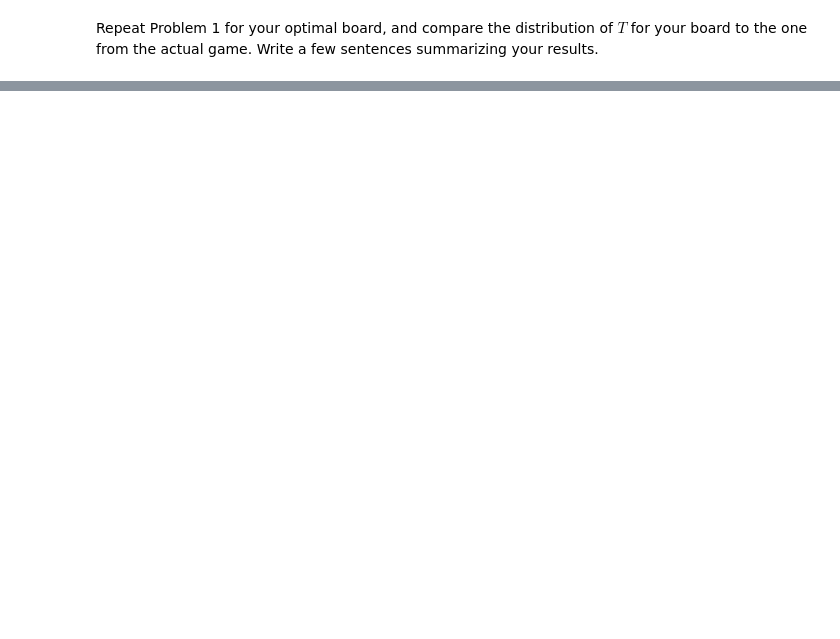
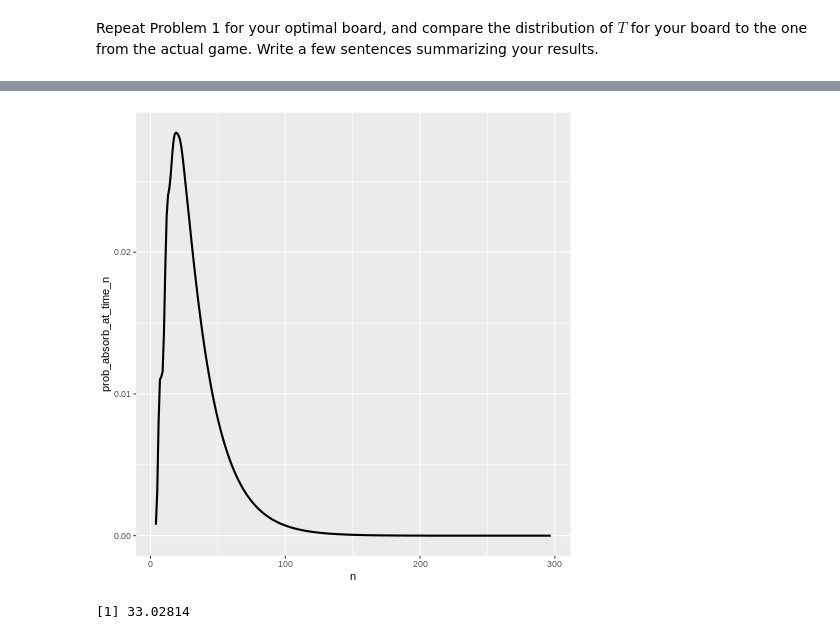
Before and after one commit to NRJaggers/Applied-Stochastic-Processes, a Jupyter notebook: Applications/4-Chutes_and_Ladders_and_MCMC/Chutes_and_Ladders_and_MCMC.ipynb, the cells around one changed output, grey strips where cells are left out. Drawn from its saved outputs; the diff is of its cells as text; code cells hidden in the pictures; blank space fills up the shorter version.

```diff
--- a/Applications/4-Chutes_and_Ladders_and_MCMC/Chutes_and_Ladders_and_MCMC.ipynb
+++ b/Applications/4-Chutes_and_Ladders_and_MCMC/Chutes_and_Ladders_and_MCMC.ipynb
@@ -412,0 +517,5 @@ Repeat Problem 1 for your optimal board, and compare the distribution of $T$ for
+# %%
+%%R
+T_pmf = pmf_of_time_to_absorption(Pgame_min, start_state = 101)
+
+T_pmf |> head(100)
@@ -412,0 +540,16 @@ Repeat Problem 1 for your optimal board, and compare the distribution of $T$ for
+# %%
+%%R
+library(tidyverse)
+
+ggplot(T_pmf |>
+         filter(prob_absorb_at_time_n > 0),
+       aes(x = n,
+           y = prob_absorb_at_time_n)) +
+  geom_line(linewidth = 1)
+# %% [output]
+[figure, added]
+# %%
+%%R
+sum(T_pmf[, 1] * T_pmf[, 2])
+# %% [output]
+[1] 33.02814
```
Also changed, not shown: parts of 22 cells of this notebook.
